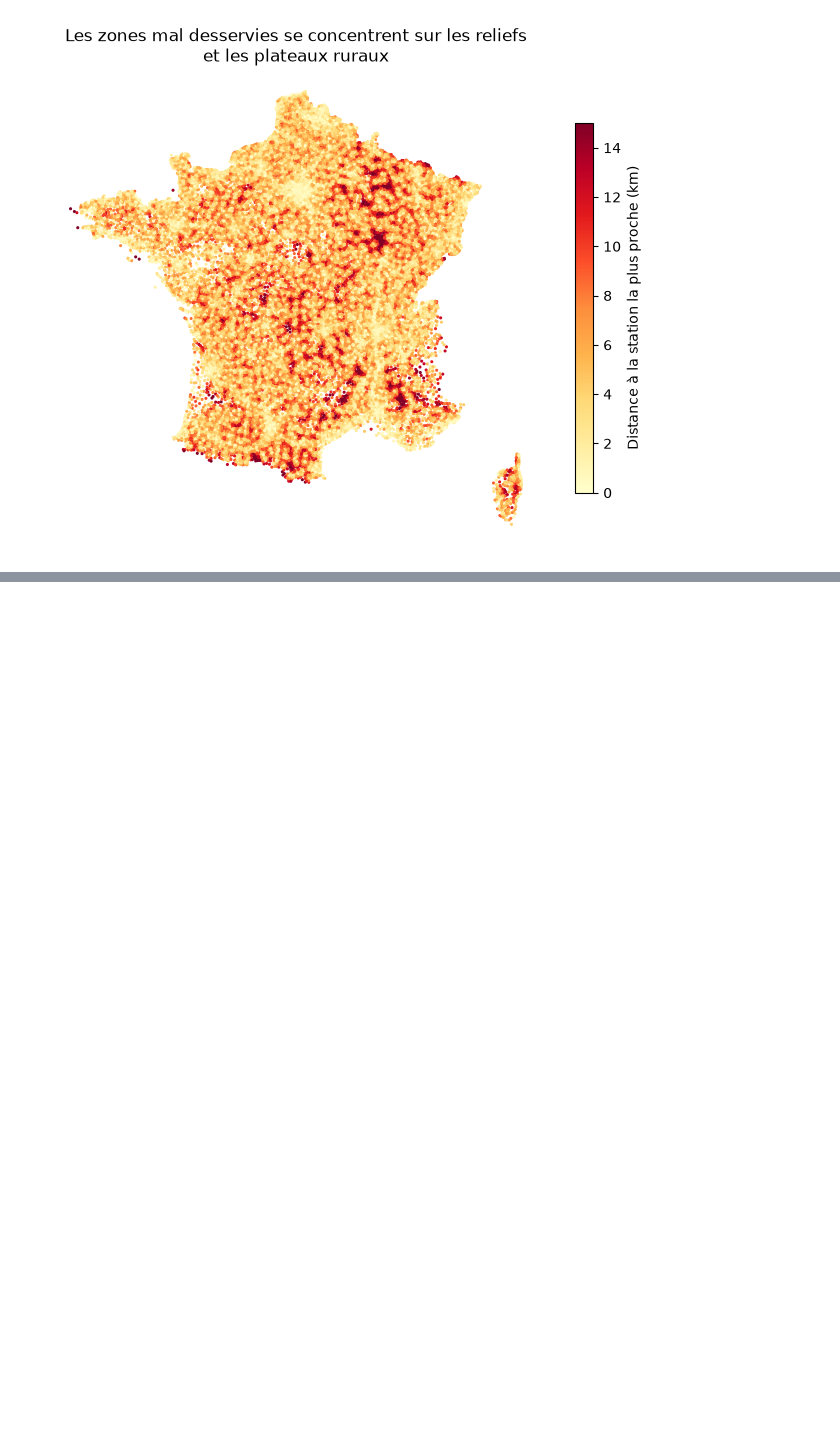
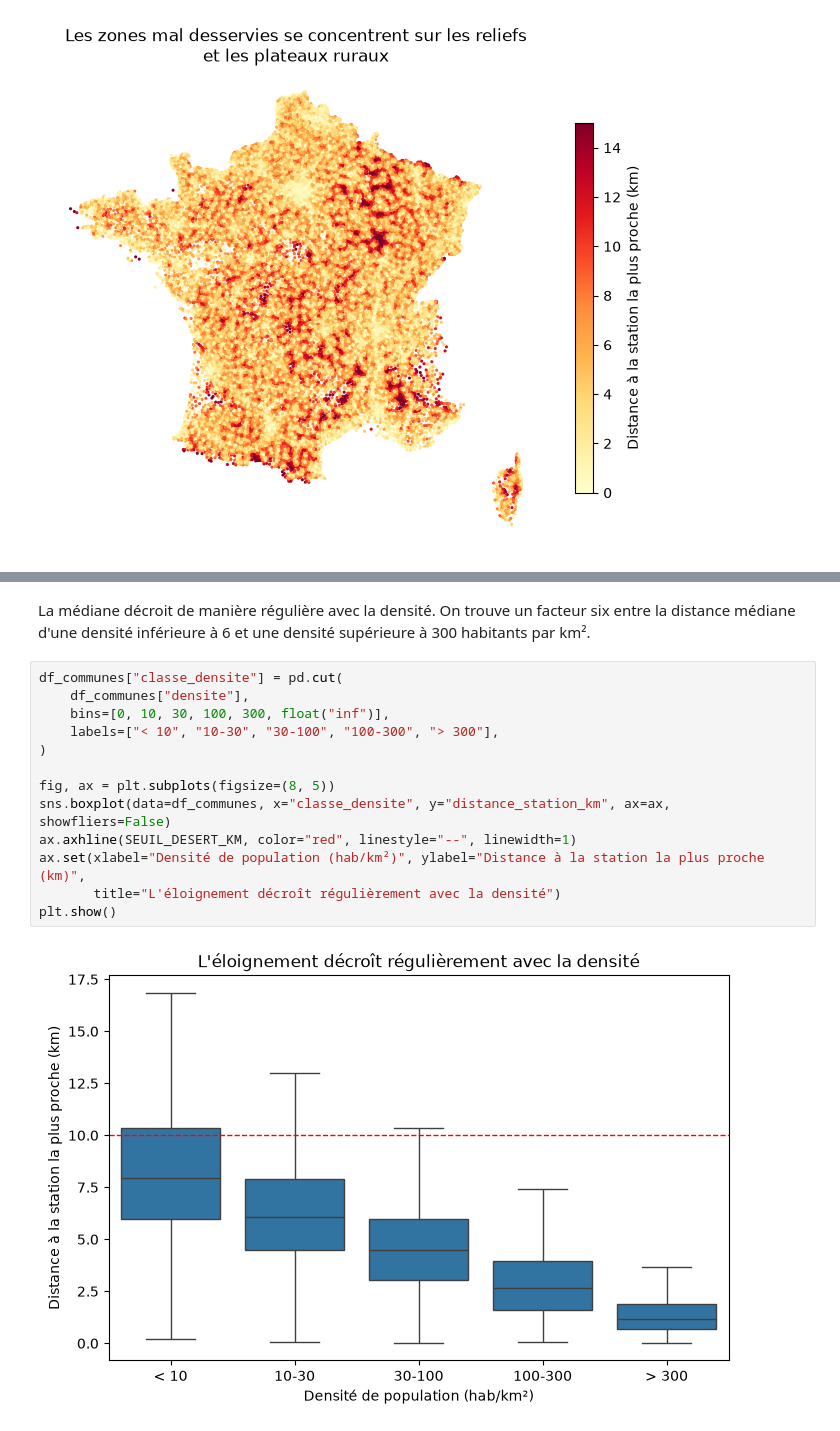
Before and after one commit to aurelienquisefit/deserts-carburant, a Jupyter notebook: rapport.ipynb, the cells around one changed output, grey strips where cells are left out. Saved outputs shown, nothing was run; the diff lists cells and outputs as text; blank space fills up the shorter version.

```diff
--- a/rapport.ipynb
+++ b/rapport.ipynb
@@ -284,0 +319,17 @@ plt.show()
+# %% [markdown]
+La médiane décroit de manière régulière avec la densité. On trouve un facteur six entre la distance médiane d'une densité inférieure à 6 et une densité supérieure à 300 habitants par km².
+# %%
+df_communes["classe_densite"] = pd.cut(
+    df_communes["densite"],
+    bins=[0, 10, 30, 100, 300, float("inf")],
+    labels=["< 10", "10-30", "30-100", "100-300", "> 300"],
+)
+
+fig, ax = plt.subplots(figsize=(8, 5))
+sns.boxplot(data=df_communes, x="classe_densite", y="distance_station_km", ax=ax, showfliers=False)
+ax.axhline(SEUIL_DESERT_KM, color="red", linestyle="--", linewidth=1)
+ax.set(xlabel="Densité de population (hab/km²)", ylabel="Distance à la station la plus proche (km)",
+       title="L'éloignement décroît régulièrement avec la densité")
+plt.show()
+# %% [output]
+[figure, added]
```
Also changed, not shown: parts of 7 cells of this notebook.
